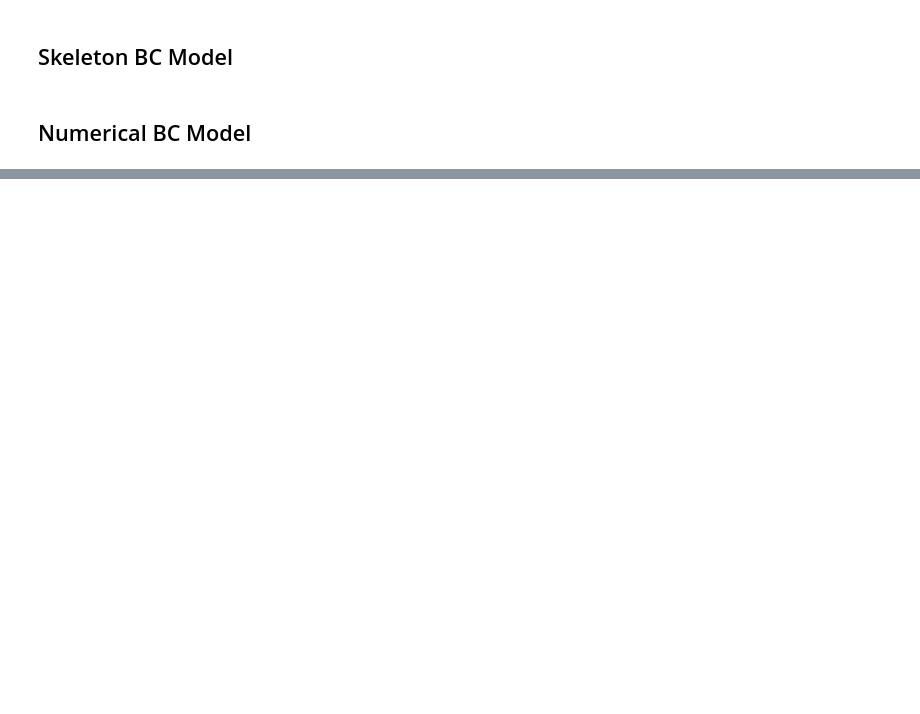
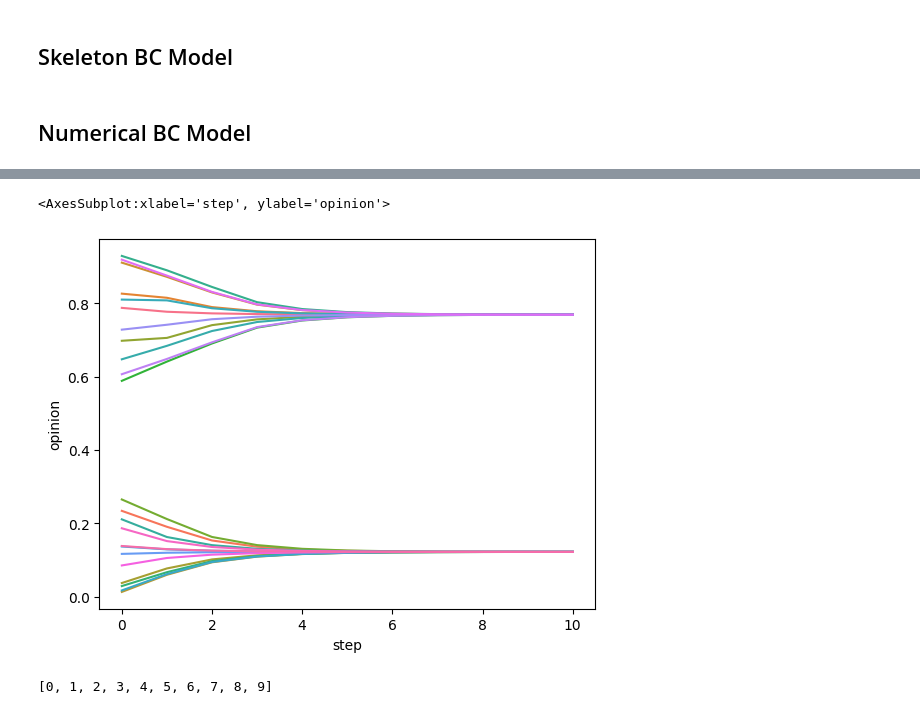
Before and after one commit to debatelab/genai-epistemology, a Jupyter notebook: notebooks/bounded_confidence_llm.ipynb, the cells around one changed output, grey strips where cells are left out. Drawn from its saved outputs; the diff is of its cells as text; code cells hidden in the pictures; blank space fills up the shorter version.

```diff
--- a/notebooks/bounded_confidence_llm.ipynb
+++ b/notebooks/bounded_confidence_llm.ipynb
@@ -155,22 +197,29 @@ class AbstractBCAgent():
     def __init__(self, initial_opinion, **kwargs):
         self.opinion = initial_opinion
         self._step = 0
+        self._distances = {}
         self._parameters = kwargs
         self.uid = str(uuid.uuid4())
 
-    def update(self, community):
+    async def update(self, community):
         """updates agent state"""
-        peers = self.peers(community)
+        peers = await self.peers(community)
         opinions = [peer.opinion for peer in peers]
-        self.opinion = self.revise(opinions)
+        if opinions:
+            self.opinion = await self.revise(opinions)
         self._step += 1
 
-    def peers(self, community):
+    async def peers(self, community):
         """returns agents with opinion distance smaller than epsilon"""
         epsilon = self._parameters.get("epsilon", .1)
+        self._distances = {
+            agent.uid: await self.distance(agent.opinion)
+            for agent in community if agent.uid != self.uid
+        }
+        print(self._distances)
         peers = [
             agent for agent in community
-            if self.distance(agent.opinion) <= epsilon and
+            if self._distances.get(agent.uid,1) <= epsilon and
             agent.uid != self.uid
         ]
         return peers
@@ -183,8 +232,10 @@ class AbstractBCAgent():
 
     def log_state(self):
         """agent state for logging"""
-        return {"uid": self.uid, "opinion": self.opinion}
+        return {"uid": self.uid, "opinion": self.opinion, "distances": self._distances}
 # %%
+from tqdm import tqdm
+
 class EpistemicCommunity():
 
     def __init__(self, agents: list[AbstractBCAgent]):
@@ -192,11 +243,11 @@ class EpistemicCommunity():
         self.logs = []
         self.log(0)
 
-    def interact(self, max_steps=10):
-        for step in range(max_steps):
+    async def interact(self, max_steps=10):
+        for step in tqdm(range(max_steps), "STEP"):
             agents_snapshot = copy.deepcopy(self.agents)
             for agent in self.agents:
-                agent.update(agents_snapshot)
+                await agent.update(agents_snapshot)
             self.log(step+1)
 
     def log(self, step):
@@ -209,11 +260,11 @@ class EpistemicCommunity():
 # %%
 class NumericalBCAgent(AbstractBCAgent):
 
-    def distance(self, opinion):
+    async def distance(self, opinion):
         """calculates distance between agent's and other opinion"""
         return abs(opinion - self.opinion)
 
-    def revise(self, opinions):
+    async def revise(self, opinions):
         """revision through weighted opinion averaging"""
         alpha = self._parameters.get("alpha", .5)
         revision = alpha * self.opinion + (1-alpha) * np.mean(opinions)
@@ -245,0 +374,11 @@ sns.lineplot(df_opinions, x="step", y="opinion", hue="uid", legend=False)
+# %%
+rainer = Rainer(community.logs)
+# %%
+rainer.plot_opinion_evolution()
+# %% [output]
+<AxesSubplot:xlabel='step', ylabel='opinion'>
+[figure, added]
+# %%
+rainer.df.step.unique().tolist()[:-1]
+# %% [output]
+[0, 1, 2, 3, 4, 5, 6, 7, 8, 9]
```
Also changed, not shown: parts of 26 cells of this notebook.
